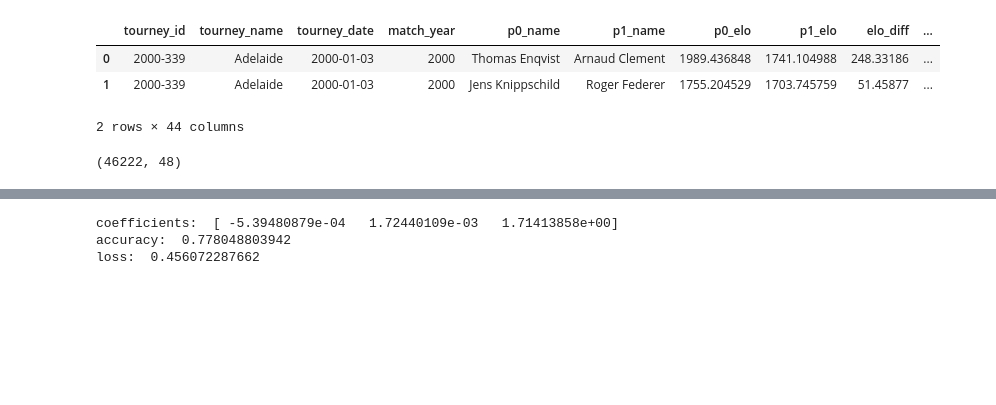
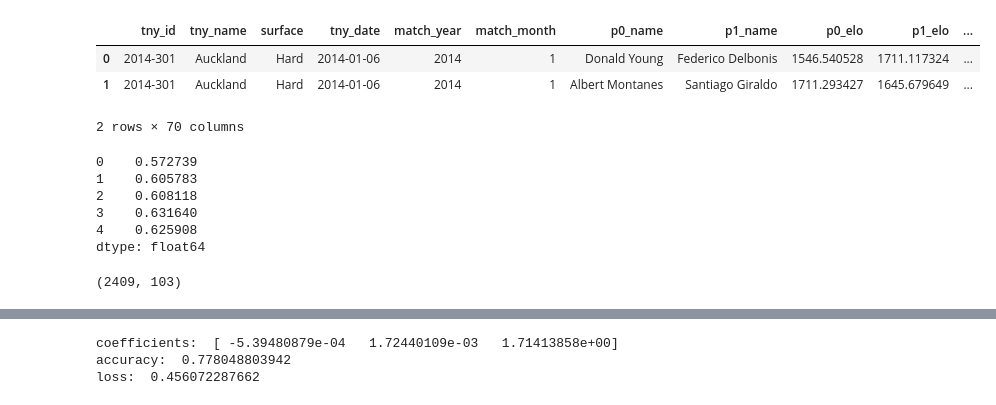
Before and after one commit to jgollub1/pbp_explorations, a Jupyter notebook: Elo Forecasting.ipynb, the cells around one changed output, grey strips where cells are left out. Drawn from its saved outputs; the diff is of its cells as text; code cells hidden in the pictures; blank space fills up the shorter version.

```diff
--- a/Elo Forecasting.ipynb
+++ b/Elo Forecasting.ipynb
@@ -4,25 +4,25 @@
 # %%
 import sys
 sys.path.insert(0,'/Users/jacobgollub/Desktop/college (current)/research/pbp_explorations/scripts/sackmann')
 import tennisGameProbability,tennisMatchProbability,tennisSetProbability,tennisTiebreakProbability
 from tennisMatchProbability import matchProb
 from helper_functions import validate_results
 import pandas as pd
 import numpy as np
 from sklearn.metrics import log_loss,accuracy_score
 
 # can test this on our subset of 10,000 matches as well as all matches in the database:
 #df = pd.read_csv('../my_data/elo_pbp_with_surface_8_27.csv')
-df = pd.read_csv('../my_data/elo_atp_matches_21st_century_9_2.csv')
+df = pd.read_csv('../my_data/elo_atp_matches_21st_century_9_11.csv')
 del df['Unnamed: 0']
 
 # currently looking at 2014 tour-level matches, excluding Davis Cup
-#df = df[df['match_year']==2014].reset_index(drop=True)
+df = df[df['match_year']==2014].reset_index(drop=True)
 #df = df[df['match_year'].isin([2013,2014,2015,2016])]
-df = df[df['tourney_name']!='Davis Cup'].reset_index(drop=True)
+df = df[df['tny_name']!='Davis Cup'].reset_index(drop=True)
 df.head(2)
 # %% [output]
-|  | tourney_id | tourney_name | tourney_date | match_year | p0_name | p1_name | p0_elo | p1_elo | elo_diff | ... |
-| 0 | 2000-339 | Adelaide | 2000-01-03 | 2000 | Thomas Enqvist | Arnaud Clement | 1989.436848 | 1741.104988 | 248.33186 | ... |
-| 1 | 2000-339 | Adelaide | 2000-01-03 | 2000 | Jens Knippschild | Roger Federer | 1755.204529 | 1703.745759 | 51.45877 | ... |
+|  | tny_id | tny_name | surface | tny_date | match_year | match_month | p0_name | p1_name | p0_elo | p1_elo | ... |
+| 0 | 2014-301 | Auckland | Hard | 2014-01-06 | 2014 | 1 | Donald Young | Federico Delbonis | 1546.540528 | 1711.117324 | ... |
+| 1 | 2014-301 | Auckland | Hard | 2014-01-06 | 2014 | 1 | Albert Montanes | Santiago Giraldo | 1711.293427 | 1645.679649 | ... |
-2 rows × 44 columns
+2 rows × 70 columns
@@ -30,0 +29,11 @@ df.head(2)
+# %%
+p = .2
+w_s0 = (1-p)*df['p0_s_pct_JS'] + p*df['p0_sf_s_pct_JS']
+w_s0[:5]
+# %% [output]
+0    0.572739
+1    0.605783
+2    0.608118
+3    0.631640
+4    0.625908
+dtype: float64
@@ -32,10 +55,13 @@ df.head(2)
 # generate match probabilities and z-scores for Klaassen method, with and w/o JS estimators
 df['match_prob_kls'] = [matchProb(row['p0_s_kls'],1-row['p1_s_kls']) for i,row in df.iterrows()]
 df['match_prob_kls_JS'] = [matchProb(row['p0_s_kls_JS'],1-row['p1_s_kls_JS']) for i,row in df.iterrows()]
+df['match_prob_sf_kls'] = [matchProb(row['p0_sf_s_kls'],1-row['p1_sf_s_kls']) for i,row in df.iterrows()]
+df['match_prob_sf_kls_JS'] = [matchProb(row['p0_sf_s_kls_JS'],1-row['p1_sf_s_kls_JS']) for i,row in df.iterrows()]
+#df['match_prob_s_kls'] = [matchProb(row['p0_s_s_kls'],1-row['p1_s_s_kls']) for i,row in df.iterrows()]
 
 from scipy.stats import norm
 for col in ['match_prob_kls','match_prob_kls_JS']:
     df[col.replace('prob','z')] = norm.ppf(df[col])
 print df.shape
 # %% [output]
-(46222, 48)
+(2409, 103)
```
Also changed, not shown: parts of 11 cells of this notebook, 13 other files.
